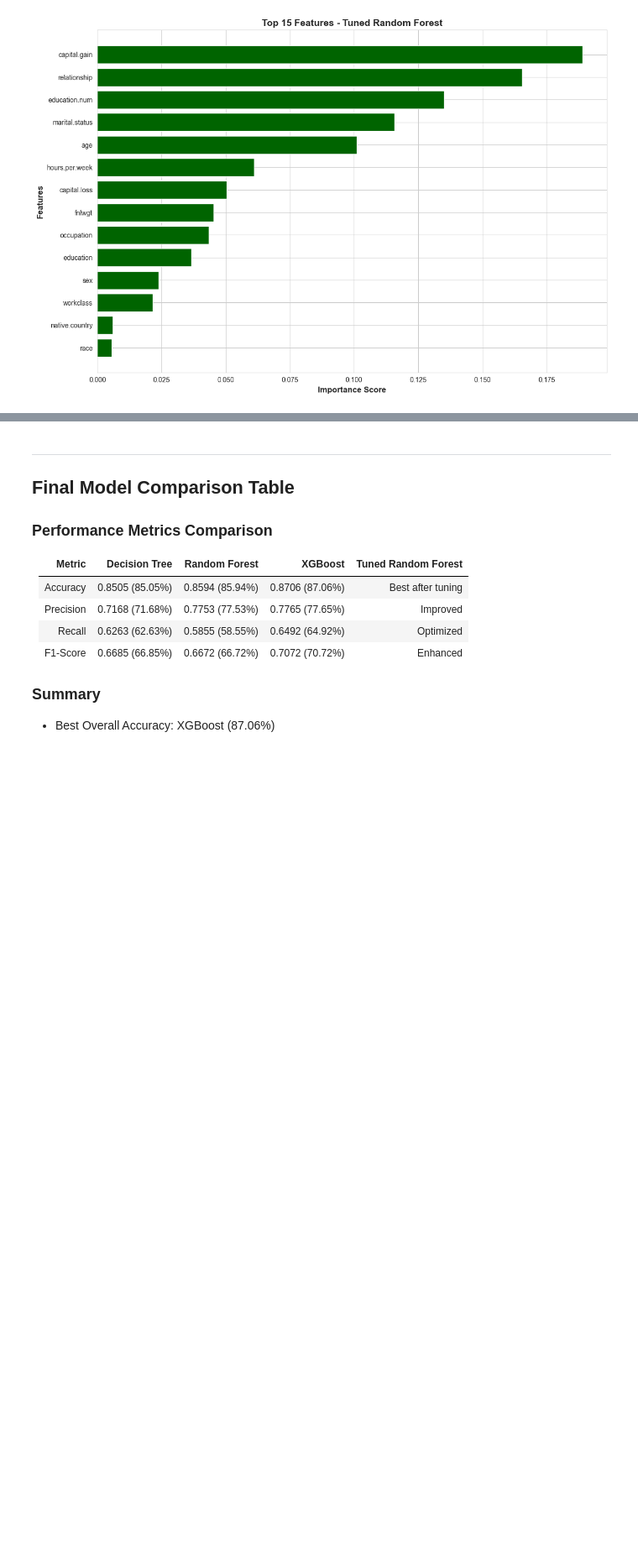
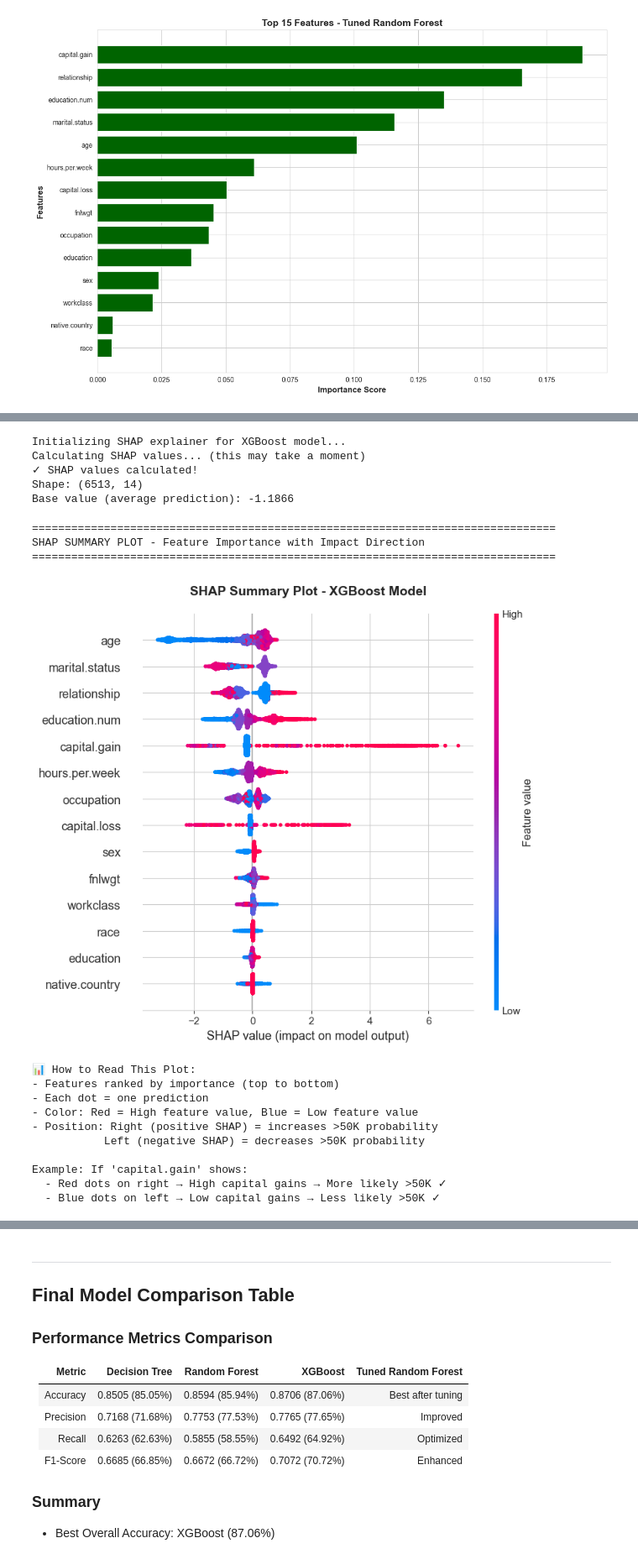
Before and after one commit to KaustubhNair-bot/AI_training_BOT, a Jupyter notebook: Tree_based_model/tree_basedmodel_kaustubh.ipynb, the cells around one changed output, grey strips where cells are left out. Shown at 84% size. Cells and saved outputs as stored; diff of their text form; code cells hidden in the pictures; blank space fills up the shorter version.

```diff
--- a/Tree_based_model/tree_basedmodel_kaustubh.ipynb
+++ b/Tree_based_model/tree_basedmodel_kaustubh.ipynb
@@ -670,0 +690,64 @@ Top 10 Features from Tuned Model:
+# %%
+# Import SHAP library
+import shap
+import matplotlib.pyplot as plt
+
+print("Initializing SHAP explainer for XGBoost model...")
+
+# Create SHAP explainer for XGBoost
+# TreeExplainer is optimized for tree-based models
+explainer = shap.TreeExplainer(xgb_model)
+
+# Calculate SHAP values for test set
+# This may take a minute for large datasets
+print("Calculating SHAP values... (this may take a moment)")
+shap_values = explainer.shap_values(X_test)
+
+print(f"✓ SHAP values calculated!")
+print(f"Shape: {shap_values.shape}")  # (n_samples, n_features)
+print(f"Base value (average prediction): {explainer.expected_value:.4f}")
+# %% [output]
+Initializing SHAP explainer for XGBoost model...
+Calculating SHAP values... (this may take a moment)
+✓ SHAP values calculated!
+Shape: (6513, 14)
+Base value (average prediction): -1.1866
+# %%
+# 1. SUMMARY PLOT - Most Important Visualization
+print("="*80)
+print("SHAP SUMMARY PLOT - Feature Importance with Impact Direction")
+print("="*80)
+
+plt.figure(figsize=(12, 8))
+shap.summary_plot(shap_values, X_test, feature_names=X.columns, show=False)
+plt.title('SHAP Summary Plot - XGBoost Model', fontsize=14, fontweight='bold', pad=20)
+plt.tight_layout()
+plt.show()
+
+print("""
+📊 How to Read This Plot:
+- Features ranked by importance (top to bottom)
+- Each dot = one prediction
+- Color: Red = High feature value, Blue = Low feature value
+- Position: Right (positive SHAP) = increases >50K probability
+           Left (negative SHAP) = decreases >50K probability
+
+Example: If 'capital.gain' shows:
+  - Red dots on right → High capital gains → More likely >50K ✓
+  - Blue dots on left → Low capital gains → Less likely >50K ✓
+""")
+# %% [output]
+================================================================================
+SHAP SUMMARY PLOT - Feature Importance with Impact Direction
+================================================================================
+[figure, added]
+📊 How to Read This Plot:
+- Features ranked by importance (top to bottom)
+- Each dot = one prediction
+- Color: Red = High feature value, Blue = Low feature value
+- Position: Right (positive SHAP) = increases >50K probability
+           Left (negative SHAP) = decreases >50K probability
+
+Example: If 'capital.gain' shows:
+  - Red dots on right → High capital gains → More likely >50K ✓
+  - Blue dots on left → Low capital gains → Less likely >50K ✓
```
Also changed, not shown: parts of 10 cells of this notebook, 1 other file.
